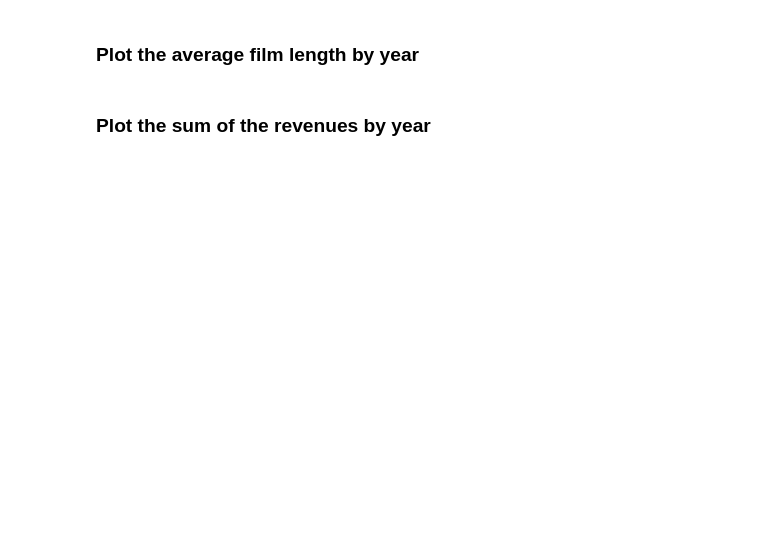
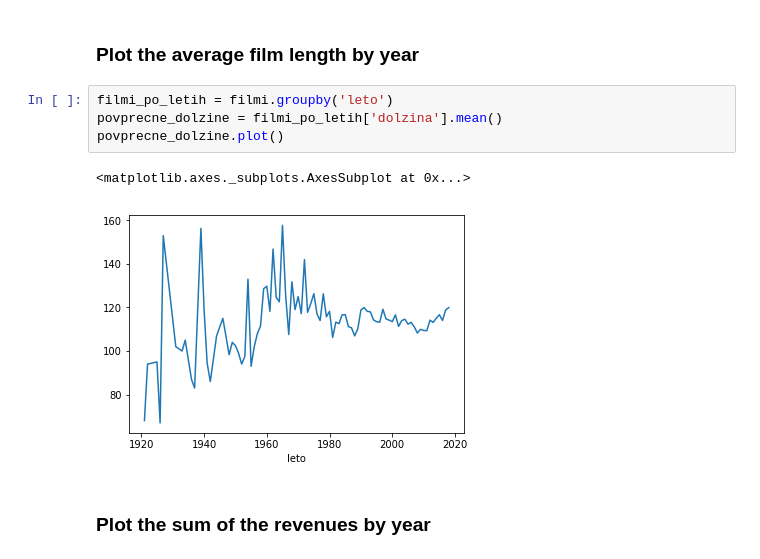
Before and after one commit to evadezelak/programiranje-1, a Jupyter notebook: 3-analiza-podatkov/vaje/pandas_101.ipynb, the cells around one changed output. Cells and saved outputs as stored; diff of their text form; blank space fills up the shorter version.

```diff
--- a/3-analiza-podatkov/vaje/pandas_101.ipynb
+++ b/3-analiza-podatkov/vaje/pandas_101.ipynb
@@ -158,4 +242,11 @@ Dataframes have a built-in `.hist()` method that allows creating histograms for
 # %% [markdown]
 ### Plot the average film length by year
+# %%
+filmi_po_letih = filmi.groupby('leto')
+povprecne_dolzine = filmi_po_letih['dolzina'].mean()
+povprecne_dolzine.plot()
+# %% [output]
+<matplotlib.axes._subplots.AxesSubplot at 0x...>
+[figure, added]
 # %% [markdown]
 ### Plot the sum of the revenues by year
```
Also changed, not shown: parts of 8 cells of this notebook.
